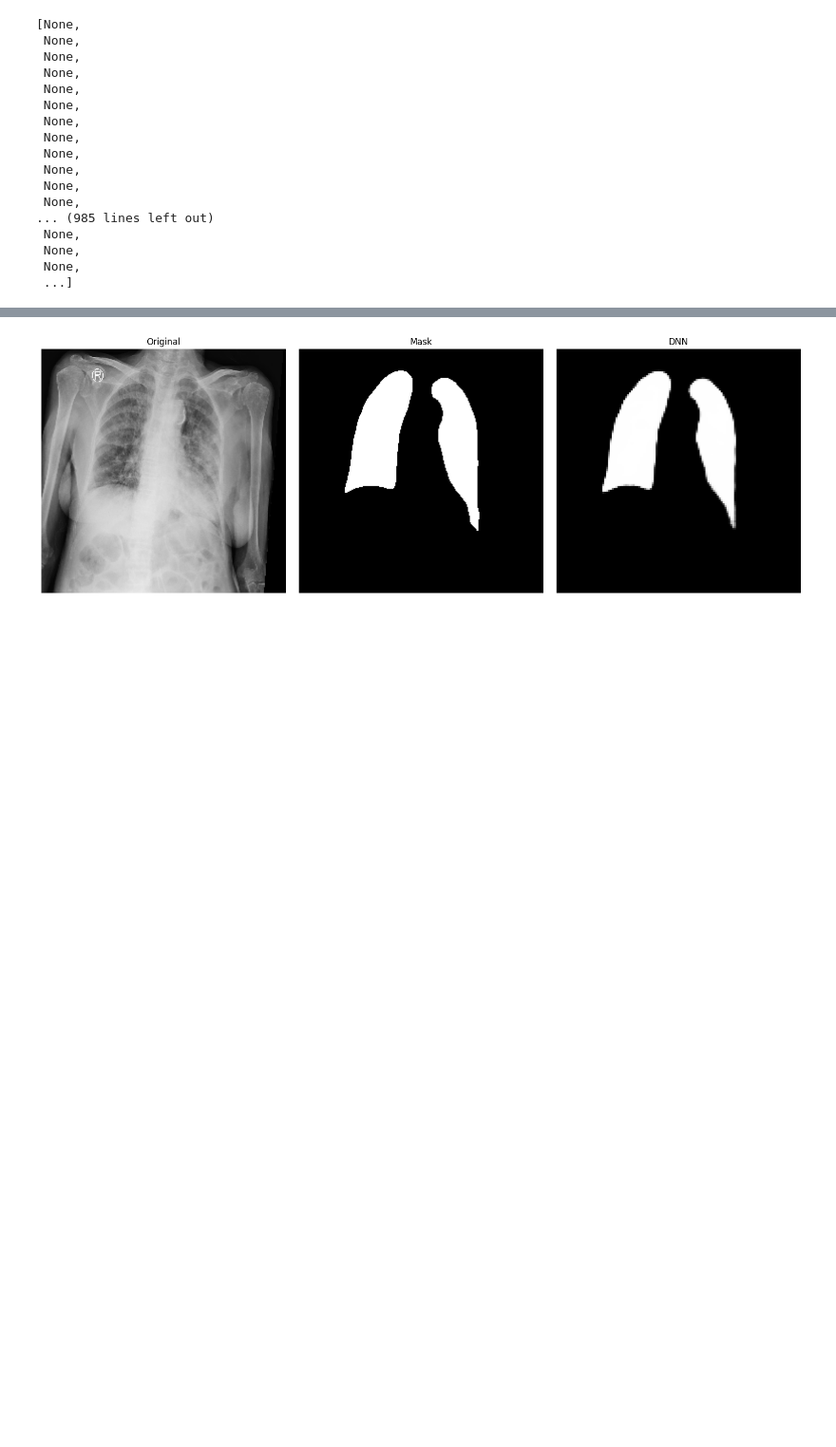
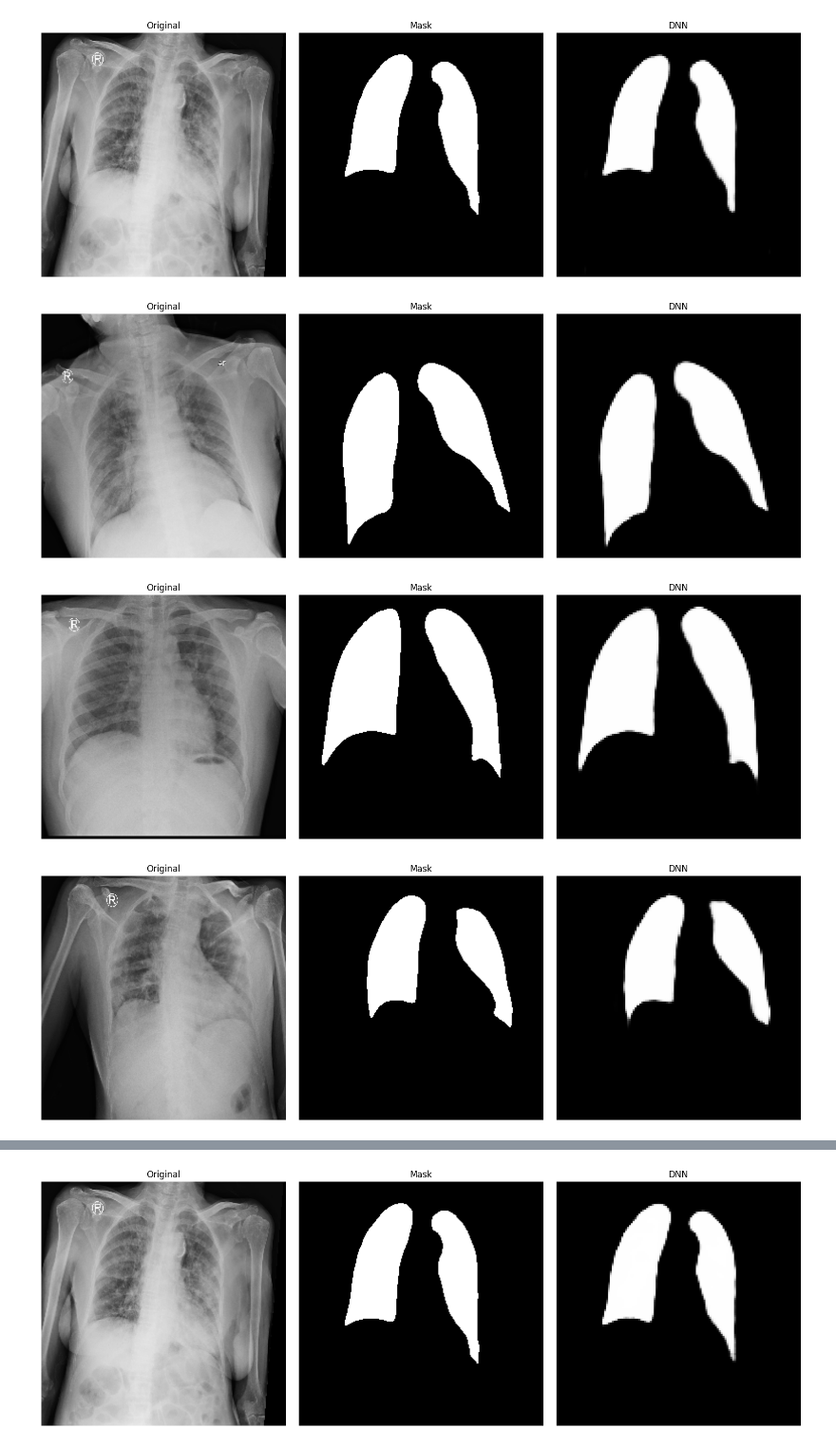
Before and after one commit to imonteiroyh/ChestXRayDNNs, a Jupyter notebook: notebooks/03_segmentation.ipynb, the cells around one changed output, grey strips where cells are left out. Shown at 95% size. Cells and saved outputs as stored; diff of their text form; code cells hidden in the pictures; blank space fills up the shorter version.

```diff
--- a/notebooks/03_segmentation.ipynb
+++ b/notebooks/03_segmentation.ipynb
@@ -59,25 +65,13 @@ test_loader = DataLoader(
 # %%
 device = "cuda"
 test_images = next(iter(test_loader))
-# %%
-from pathlib import Path
-
-[a.unlink() for a in Path(".").rglob("*:Zone.Identifier")]
-# %% [output]
-[None,
- None,
- None,
- None,
- None,
- None,
- None,
- None,
- None,
- None,
- None,
- None,
-... (985 lines left out)
- None,
- None,
- None,
- ...]
+# %%
+model = XceptionUNetModel.load_from_checkpoint(checkpoint_path=XCEPTIONUNET_PATH).to(device)
+model.eval()
+
+plot_images_predictions(model, test_images, device)
+# %% [output]
+[figure, added]
+[figure, added]
+[figure, added]
+[figure, added]
```
Also changed, not shown: parts of 3 cells of this notebook, 8 other files.
